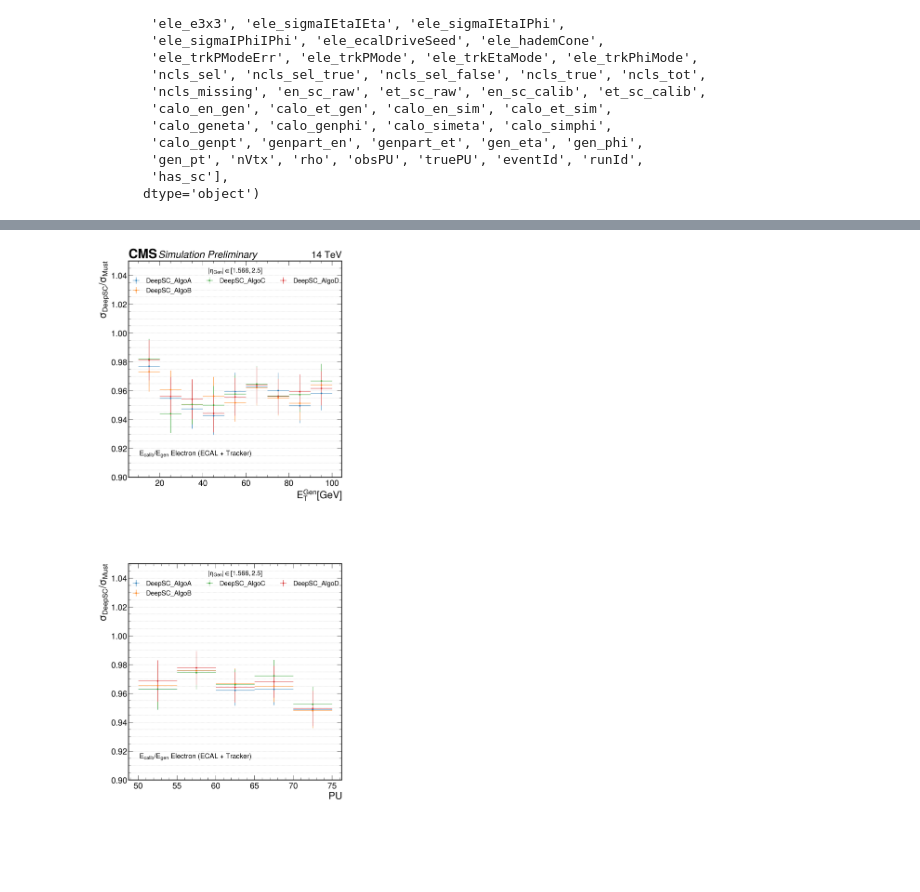
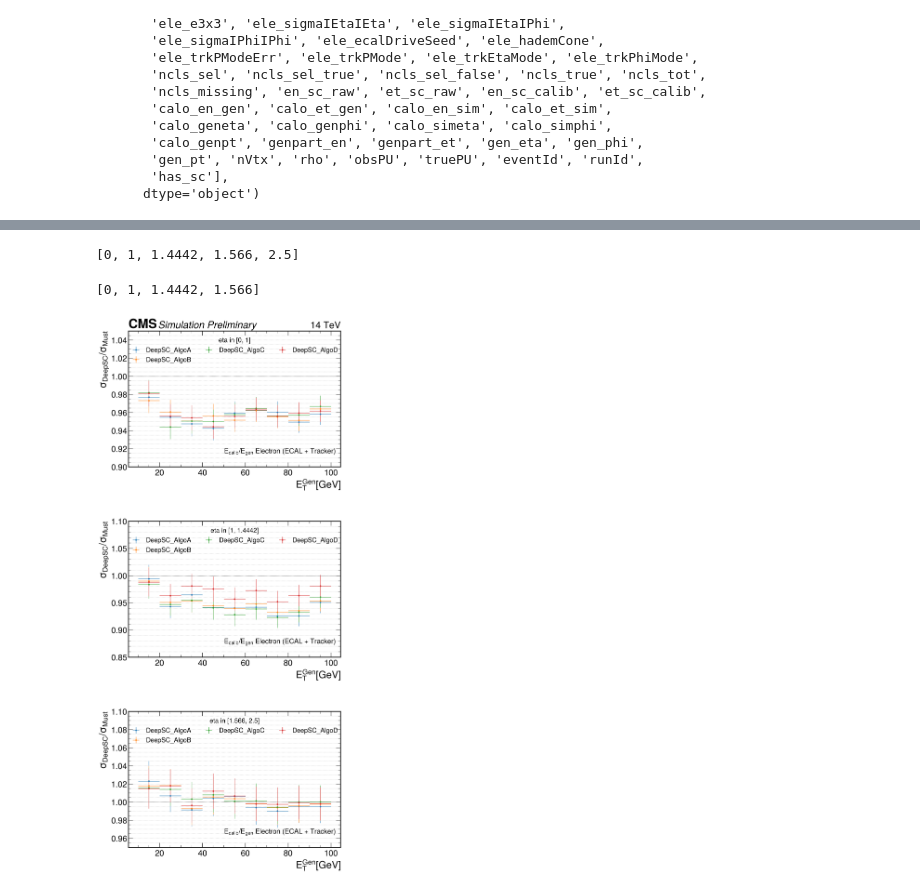
Before and after one commit to vdurupt/Fit_Resolution, a Jupyter notebook: notebooks/Plotting_4DeepSC_electrons.ipynb, the cells around one changed output, grey strips where cells are left out. Saved outputs shown, nothing was run; the diff lists cells and outputs as text; code cells hidden in the pictures; blank space fills up the shorter version.

```diff
--- a/notebooks/Plotting_4DeepSC_electrons.ipynb
+++ b/notebooks/Plotting_4DeepSC_electrons.ipynb
@@ -20,7 +20,7 @@ reco_C = "DeepSC_AlgoC"
 reco_D = "DeepSC_AlgoD"
 
 input_folder = "/eos/user/v/vdurupt/reco_comparison_corrected/supercluster_regression/electrons"
-output_folder = "/eos/user/v/vdurupt/reco_comparison/RecoPlots/RecoComparison_finalObjRegression_UL18_v1/electrons/Comparison_4DeepSC"
+output_folder = "/eos/user/v/vdurupt/reco_comparison_corrected/RecoPlots/RecoComparison_finalObjRegression_UL18_v1/electrons/Comparison_4DeepSC"
 # %%
 df_1_A = pd.HDFStore(f"{input_folder}/ele_UL18_123X_{reco_A}_object.h5py", "r")["df"]
 df_1_B = pd.HDFStore(f"{input_folder}/ele_UL18_123X_{reco_B}_object.h5py", "r")["df"]
@@ -429,11 +212,9 @@ Index(['obj_index', 'sc_matched', 'calomatched', 'caloindex', 'genmatched',
 # %%
-#eta range : [0, 1, 1.4442, 1.566, 2.5]
-eta_range = [1.566, 2.5]
 output_folder_A = f"/eos/user/v/vdurupt/reco_comparison_corrected/RecoPlots/RecoComparison_finalObjRegression_UL18_v1/electrons/{reco_A}"
 output_folder_B = f"/eos/user/v/vdurupt/reco_comparison_corrected/RecoPlots/RecoComparison_finalObjRegression_UL18_v1/electrons/{reco_B}"
 output_folder_C = f"/eos/user/v/vdurupt/reco_comparison_corrected/RecoPlots/RecoComparison_finalObjRegression_UL18_v1/electrons/{reco_C}"
 output_folder_D = f"/eos/user/v/vdurupt/reco_comparison_corrected/RecoPlots/RecoComparison_finalObjRegression_UL18_v1/electrons/{reco_D}"
-panels_res = [
+panels_res_byEt = [
 
     {
         "file1": output_folder_A+'/resolution_ele_gen_matched_byEt_cruijff_deepsc.csv',
@@ -442,7 +223,7 @@ panels_res = [
         "file4": output_folder_C+'/resolution_ele_gen_matched_byEt_cruijff_deepsc.csv',
         "file5": output_folder_D+'/resolution_ele_gen_matched_byEt_cruijff_deepsc.csv',
         "bins1": [10, 20, 30, 40, 50, 60, 70, 80, 90 ,100],
-        "bins2": eta_range,
+        "bins2": [0, 1, 1.4442, 1.566, 2.5],
         "binCol1": "et_bin",
         "binCol2": "eta_bin",
         "exclude_x_bin": None,
@@ -452,28 +233,7 @@ panels_res = [
         "ylabel":"$\sigma_{DeepSC}/\sigma_{Must}$",
         "yvar":"sigma_avg",
         "yvar_err":"sigma_avg_err",
-        "binleg": f"$|\eta_{{Gen}}| \in {eta_range}$",
+        "binleg": f"$|\eta_{{Gen}}|$",
         "ylims":(0.9, 1.05),
-    },
-    {
-        "file1": output_folder_A+'/resolution_ele_gen_matched_corr_byPU_eta_cruiff_sigmaAvg_deepsc.csv',
-        "file2": output_folder_A+'/resolution_ele_gen_matched_corr_byPU_eta_cruiff_sigmaAvg_mustache.csv',
-        "file3": output_folder_B+'/resolution_ele_gen_matched_corr_byPU_eta_cruiff_sigmaAvg_deepsc.csv',
-        "file4": output_folder_C+'/resolution_ele_gen_matched_corr_byPU_eta_cruiff_sigmaAvg_deepsc.csv',
-        "file5": output_folder_D+'/resolution_ele_gen_matched_corr_byPU_eta_cruiff_sigmaAvg_deepsc.csv',
-        "bins1":[50,55,60,65,70,75],
-        "bins2": eta_range,
-        "binCol1": "pu_bin",
-        "binCol2": "eta_bin",
-        "exclude_x_bin": None,
-        "exclude_y_bin": 2,
-        "general_label":"$E_{calib}/E_{gen}$ Electron (ECAL + Tracker)",
-        "xlabel":"$PU$",
-        "ylabel":"$\sigma_{DeepSC}/\sigma_{Must}$",
-        "yvar":"sigma_avg",
-        "yvar_err":"sigma_avg_err",
-        "binleg": f"$|\eta_{{Gen}}| \in {eta_range}$",
-        "ylims":(0.9, 1.05),
-    },
-
+    }
 ]
@@ -480 +262,6 @@ panels_res = [
+# %%
+bins2 = panels_res_byEt[0]["bins2"]
+bins2
+# %% [output]
+[0, 1, 1.4442, 1.566, 2.5]
 # %%
@@ -586,5 +505,9 @@ def do_summary_plot(panels, name="res", output=None):
+# %%
+bins2[:-1]
+# %% [output]
+[0, 1, 1.4442, 1.566]
 # %%
-do_summary_plot(panels_res, output=output_folder)
+do_summary_plot(panels_res_byEt, [(0.9, 1.05), (0.85, 1.1), (0.95, 1.1)], output=output_folder)
 # %% [output]
-[figure, old version]
+[figure, new version]
 # %%
```
Also changed, not shown: parts of 13 cells of this notebook, 1 other file.
